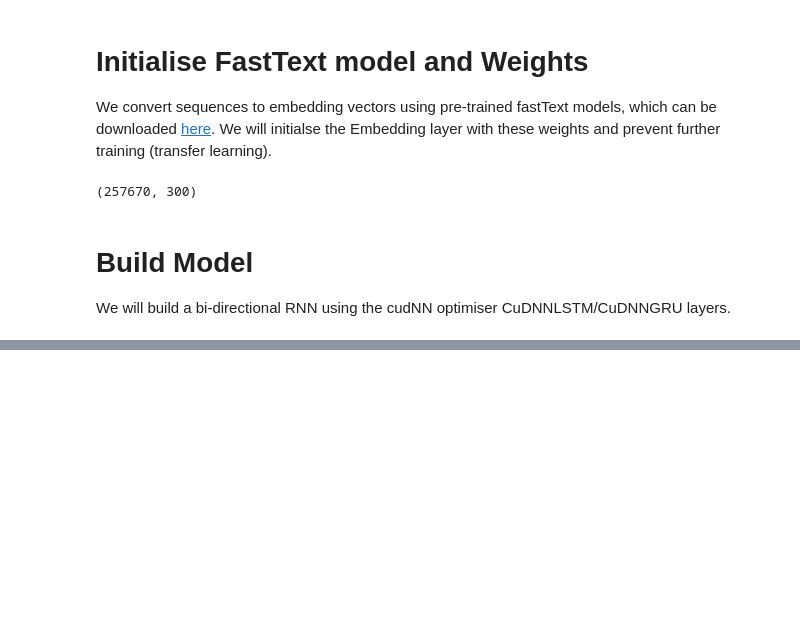
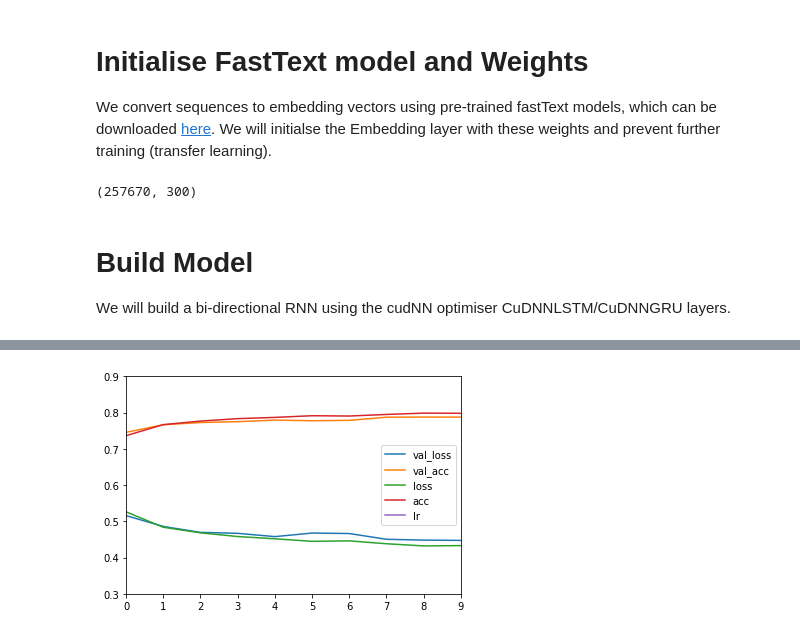
Before and after one commit to sully90/SentimentAnalysis, a Jupyter notebook: RNN + Attention.ipynb, the cells around one changed output, grey strips where cells are left out. Saved outputs shown, nothing was run; the diff lists cells and outputs as text; code cells hidden in the pictures; blank space fills up the shorter version.

```diff
--- a/RNN + Attention.ipynb
+++ b/RNN + Attention.ipynb
@@ -460,10 +477,12 @@ Epoch 2/10
 # %%
 import matplotlib.pylab as plt
 
 historydf = pd.DataFrame(history.history, index=history.epoch)
 
-historydf.plot(ylim=(0,1.2))
+historydf.plot(ylim=(0.3,0.9))
 plt.show()
+# %% [output]
+[figure, added]
 # %%
 from sklearn.metrics import accuracy_score
 
```
Also changed, not shown: parts of 17 cells of this notebook.
